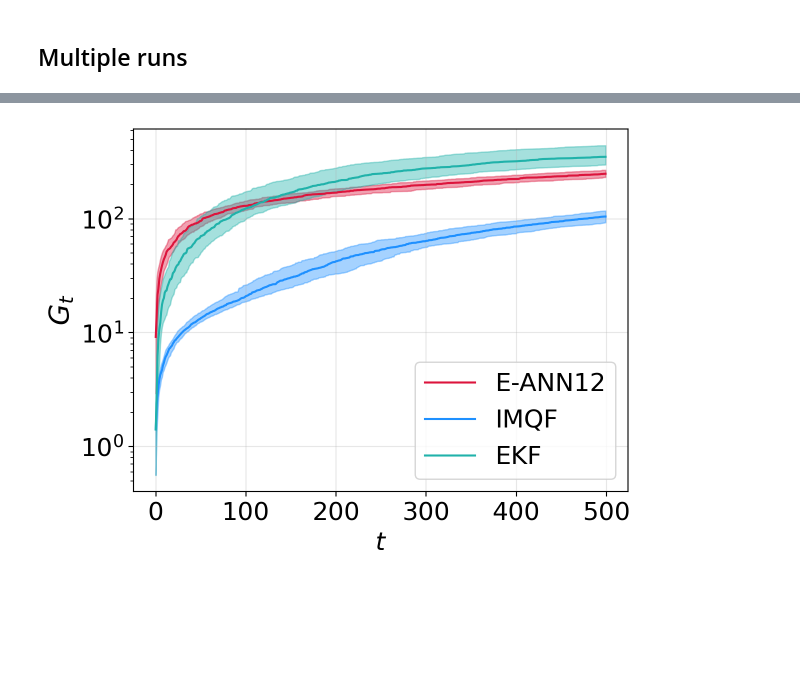
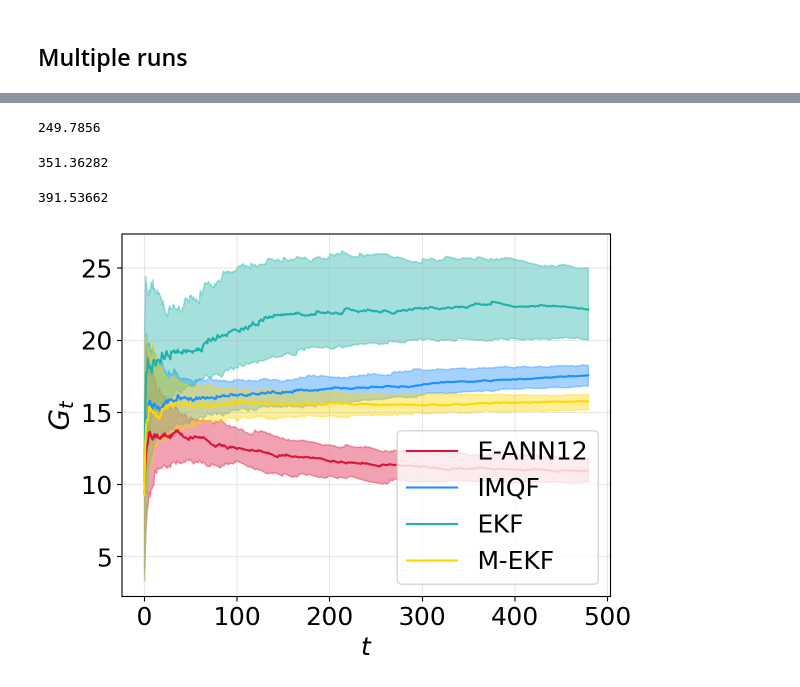
Before and after one commit to gerdm/weighted-likelihood-filter, a Jupyter notebook: experiments/online-mlp-training.ipynb, the cells around one changed output, grey strips where cells are left out. Saved outputs shown, nothing was run; the diff lists cells and outputs as text; code cells hidden in the pictures; blank space fills up the shorter version.

```diff
--- a/experiments/online-mlp-training.ipynb
+++ b/experiments/online-mlp-training.ipynb
@@ -219,0 +241,13 @@ yhat_imq = agent_imq.link_fn(bel_imq.mean, xtest[:, None]).ravel()
+# %%
+%%time
+bo = BayesianOptimization(
+    lambda threshold: -jnp.power(filter_mah_ekf(threshold)[0] - y, 2).mean(),
+    pbounds={
+        "threshold": (1e-6, 10)
+    },
+    verbose=1,
+    random_state=314,
+    allow_duplicate_points=True
+)
+
+bo.maximize(init_points=10)
@@ -219,0 +265,4 @@ yhat_imq = agent_imq.link_fn(bel_imq.mean, xtest[:, None]).ravel()
+# %%
+threshold = bo.max["params"]["threshold"]
+yhat_pp_mekf, (agent_mekf, bel_mekf) = filter_mah_ekf(threshold)
+yhat_mekf = agent_mekf.vobs_fn(bel_mekf.mean, xtest[:, None]).ravel()
@@ -260,18 +317,29 @@ def sample_and_eval(key):
     bel_imq, imq_hist = agent_imq.scan(bel_init, y, x[:, None], callback_fn=callback)
     yhat_imq = agent_imq.link_fn(bel_imq.mean, xtest[:, None]).ravel()
 
+
+    bel_init = agent_mekf.init_bel(params_init, cov=1.0)
+    callback = partial(callback_fn, applyfn=agent_mekf.vobs_fn)
+    bel_mekf, mekf_hist = agent_mekf.scan(bel_init, y, x[:, None], callback_fn=callback)
+    yhat_mekf = agent_mekf.vobs_fn(bel_mekf.mean, xtest[:, None]).ravel()
+
+
     errs = {
         "E-ANN12": yhat_rekf,
         "IMQF": yhat_imq,
         "EKF": yhat_ekf,
+        "M-EKF": yhat_mekf,
     }
 
-    # One-step-ahead errosrs
+    # One-step-ahead errors
     errs_osa = {
         "E-ANN12": rekf_hist,
         "IMQF": imq_hist,
         "EKF": ekf_hist,
+        "M-EKF": mekf_hist,
     }
+    errs_osa = jax.tree_map(lambda yhat: yhat.squeeze() - y, errs_osa)
+
 
     errs = jax.tree_map(lambda yhat: jnp.sqrt(jnp.power(yhat - ytest, 2).mean()), errs)
 
@@ -290,26 +358,38 @@ Wall time: 43.6 s
+# %%
+np.sqrt(jnp.power(errs_osa["E-ANN12"], 2).sum(axis=-1).mean(axis=0))
+# %% [output]
+249.7856
+# %%
+np.sqrt(jnp.power(errs_osa["M-EKF"], 2).sum(axis=-1).mean(axis=0))
+# %% [output]
+351.36282
+# %%
+np.sqrt(jnp.power(errs_osa["IMQF"], 2).sum(axis=-1).mean(axis=0))
+# %% [output]
+391.53662
 # %%
 def running_mean(errs):
-    errs = errs[:, 0:]
+    errs = errs[:, 20:]
     _, nsteps = errs.shape
-    # return np.power(errs, 2).cumsum(axis=1) / np.arange(1, nsteps + 1)[None]
-    return jnp.sqrt(np.power(errs, 2).cumsum(axis=1))
+    return np.sqrt(np.power(errs, 2).cumsum(axis=1) / np.arange(1, nsteps + 1)[None])
+    # return jnp.sqrt(np.power(errs, 2).cumsum(axis=1))
 
 errs_rmean = jax.tree_map(running_mean, errs_osa)
 # %%
 for method in cmap:
     plt.plot(np.nanquantile(errs_rmean[method], 0.5, axis=0), c=cmap[method], label=method)
     vmin, vmax = np.nanquantile(errs_rmean[method], [0.2, 0.8], axis=0)
     plt.fill_between(np.arange(len(vmin)), vmin, vmax, color=cmap[method], alpha=0.4)
 
-plt.yscale("log")
+# plt.yscale("log")
 plt.legend()
 plt.grid(alpha=0.3)
 plt.xlabel("$t$")
 plt.ylabel("$G_t$", fontsize=20)
 plt.tight_layout()
 plt.savefig("./figures/online-mlp-osa-benchmark.pdf")
 # %% [output]
-[figure, old version]
+[figure, new version]
 # %%
 results_osa_df = jax.tree_map(lambda errs: jnp.sqrt(jnp.power(errs, 2)[:, 0:].sum(axis=1)), errs_osa)
 results_osa_df = pd.DataFrame(results_osa_df)
```
Also changed, not shown: parts of 16 cells of this notebook, 2 other files.
